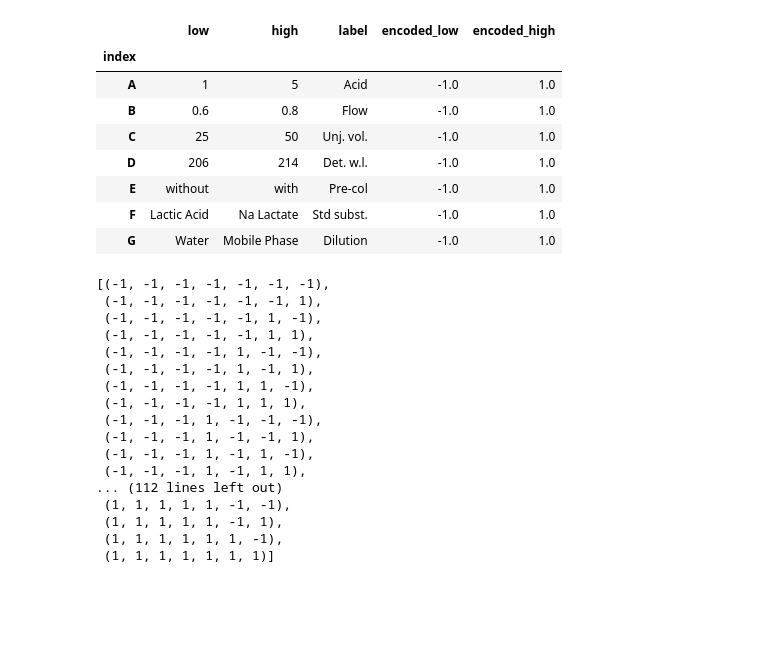
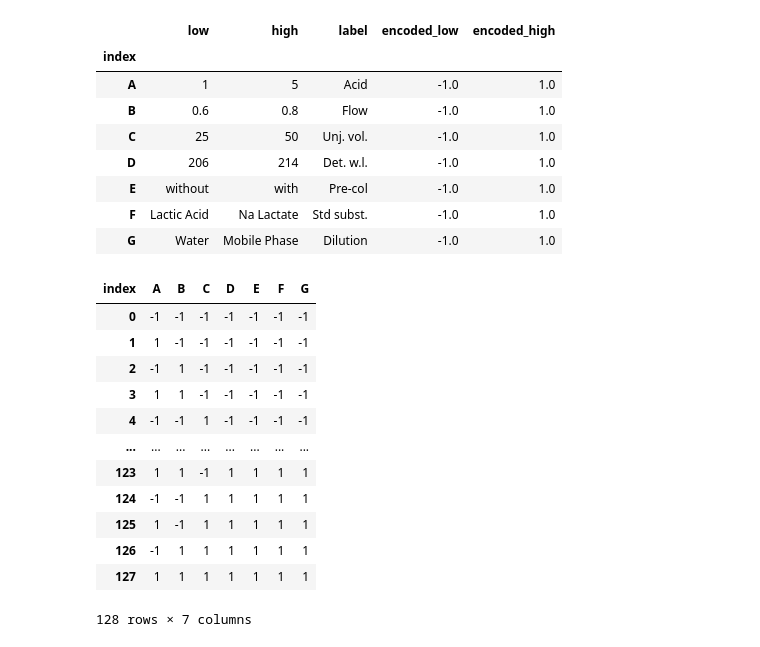
Before and after one commit to peterbmob/DHMVADoE, a Jupyter notebook: Excercises/Doe_red_ex.ipynb, the cells around one changed output. Saved outputs shown, nothing was run; the diff lists cells and outputs as text; code cells hidden in the pictures; blank space fills up the shorter version.

```diff
--- a/Excercises/Doe_red_ex.ipynb
+++ b/Excercises/Doe_red_ex.ipynb
@@ -98,24 +98,25 @@ inputs_df
 | F | Lactic Acid | Na Lactate | Std subst. | -1.0 | 1.0 |
 | G | Water | Mobile Phase | Dilution | -1.0 | 1.0 |
 # %%
-import itertools
-# we have four repetitions
-encoded_inputs= list(itertools.product([-1,1],[-1,1],[-1,1], [-1,1],[-1,1],[-1,1], [-1,1]))
+# Create the inputs:
+encoded_inputs = list( itertools.product([-1,1],[-1,1],[-1,1],[-1,1],[-1,1],[-1,1],[-1,1]) )
+
+# Create the experiment design table (same as the book):
+doe=pd.DataFrame(encoded_inputs)
+doe=doe[doe.columns[::-1]]
+doe.columns=inputs_df.index
+doe
 # %% [output]
+| index | A | B | C | D | E | F | G |
+| 0 | -1 | -1 | -1 | -1 | -1 | -1 | -1 |
+| 1 | 1 | -1 | -1 | -1 | -1 | -1 | -1 |
+| 2 | -1 | 1 | -1 | -1 | -1 | -1 | -1 |
+| 3 | 1 | 1 | -1 | -1 | -1 | -1 | -1 |
+| 4 | -1 | -1 | 1 | -1 | -1 | -1 | -1 |
+| ... | ... | ... | ... | ... | ... | ... | ... |
+| 123 | 1 | 1 | -1 | 1 | 1 | 1 | 1 |
+| 124 | -1 | -1 | 1 | 1 | 1 | 1 | 1 |
+| 125 | 1 | -1 | 1 | 1 | 1 | 1 | 1 |
+| 126 | -1 | 1 | 1 | 1 | 1 | 1 | 1 |
+| 127 | 1 | 1 | 1 | 1 | 1 | 1 | 1 |
-[(-1, -1, -1, -1, -1, -1, -1),
- (-1, -1, -1, -1, -1, -1, 1),
- (-1, -1, -1, -1, -1, 1, -1),
- (-1, -1, -1, -1, -1, 1, 1),
- (-1, -1, -1, -1, 1, -1, -1),
- (-1, -1, -1, -1, 1, -1, 1),
- (-1, -1, -1, -1, 1, 1, -1),
- (-1, -1, -1, -1, 1, 1, 1),
- (-1, -1, -1, 1, -1, -1, -1),
- (-1, -1, -1, 1, -1, -1, 1),
- (-1, -1, -1, 1, -1, 1, -1),
- (-1, -1, -1, 1, -1, 1, 1),
-... (112 lines left out)
- (1, 1, 1, 1, 1, -1, -1),
- (1, 1, 1, 1, 1, -1, 1),
- (1, 1, 1, 1, 1, 1, -1),
- (1, 1, 1, 1, 1, 1, 1)]
+128 rows × 7 columns
```
Also changed, not shown: parts of 2 cells of this notebook.
